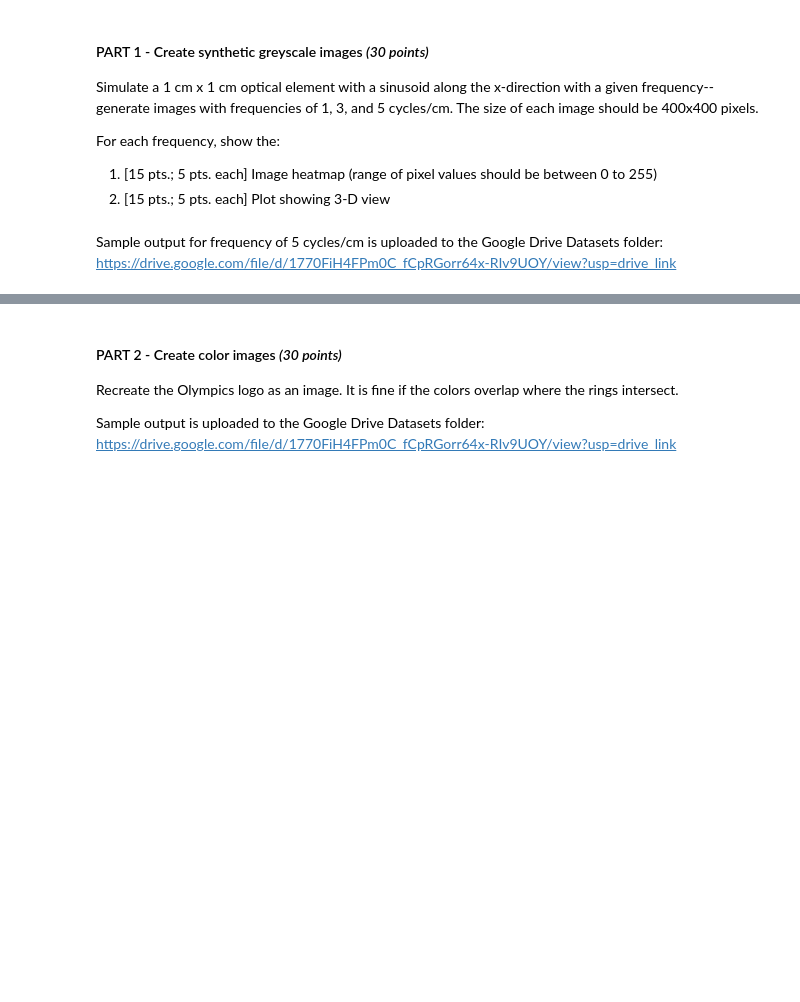
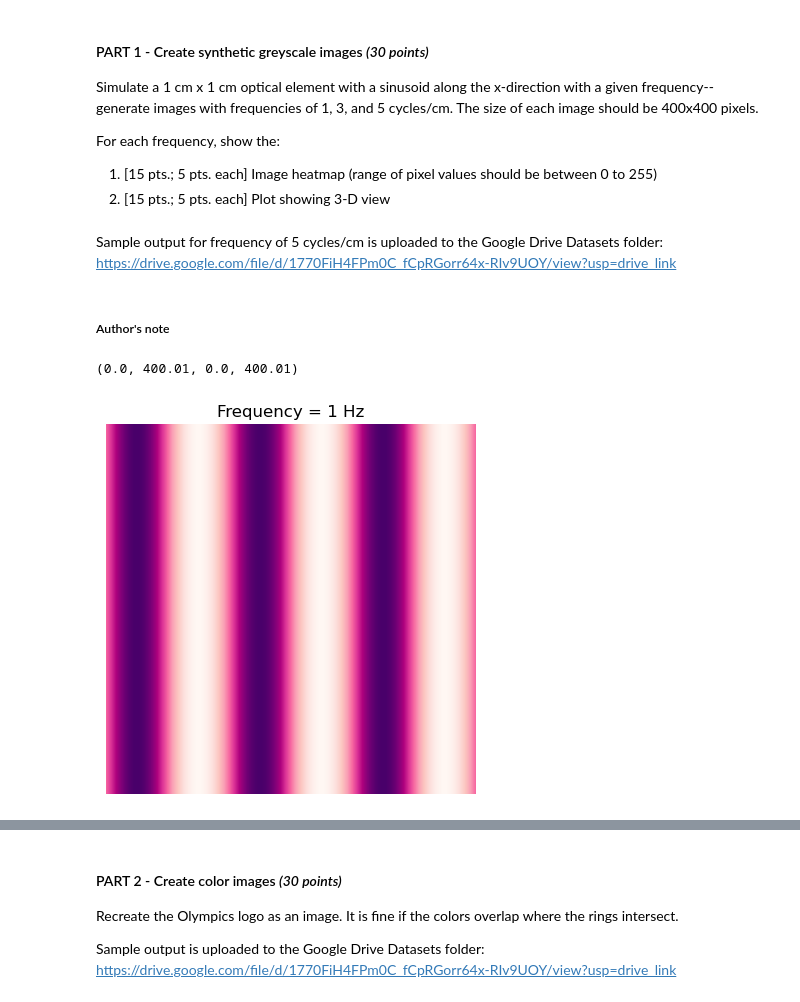
Before and after one commit to davidsaurus/AP_157_Lab, a Jupyter notebook: AP157_lab_assignment_B1.ipynb, the cells around one changed output, grey strips where cells are left out. Cells and saved outputs as stored; diff of their text form; code cells hidden in the pictures; blank space fills up the shorter version.

```diff
--- a/AP157_lab_assignment_B1.ipynb
+++ b/AP157_lab_assignment_B1.ipynb
@@ -47,3 +47,25 @@ For each frequency, show the:
 2. [15 pts.; 5 pts. each] Plot showing 3-D view
 # %% [markdown]
 Sample output for frequency of 5 cycles/cm is uploaded to the Google Drive Datasets folder: https://drive.google.com/file/d/1770FiH4FPm0C_fCpRGorr64x-RIv9UOY/view?usp=drive_link
+# %% [markdown]
+##### Author's note
+# %%
+N = 400
+xx = np.linspace(0, 1, N)
+X, Y = np.meshgrid(xx, xx)
+A = 255
+
+sin1 = (0.5*np.sin((2*np.pi*X)*1) + 0.5)*A
+sin2 = (0.5*np.sin((2*np.pi*X)*3) + 0.5)*A
+sin3 = (0.5*np.sin((2*np.pi*X)*5) + 0.5)*A
+# %%
+plt.imshow(sin2, cmap='RdPu')
+
+plt.title('Frequency = 1 Hz')
+
+plt.xlim(0, 400.01)
+plt.ylim(0, 400.01)
+plt.axis('off')
+# %% [output]
+(0.0, 400.01, 0.0, 400.01)
+[figure, added]
```
Also changed, not shown: parts of 7 cells of this notebook, 3 other files.
